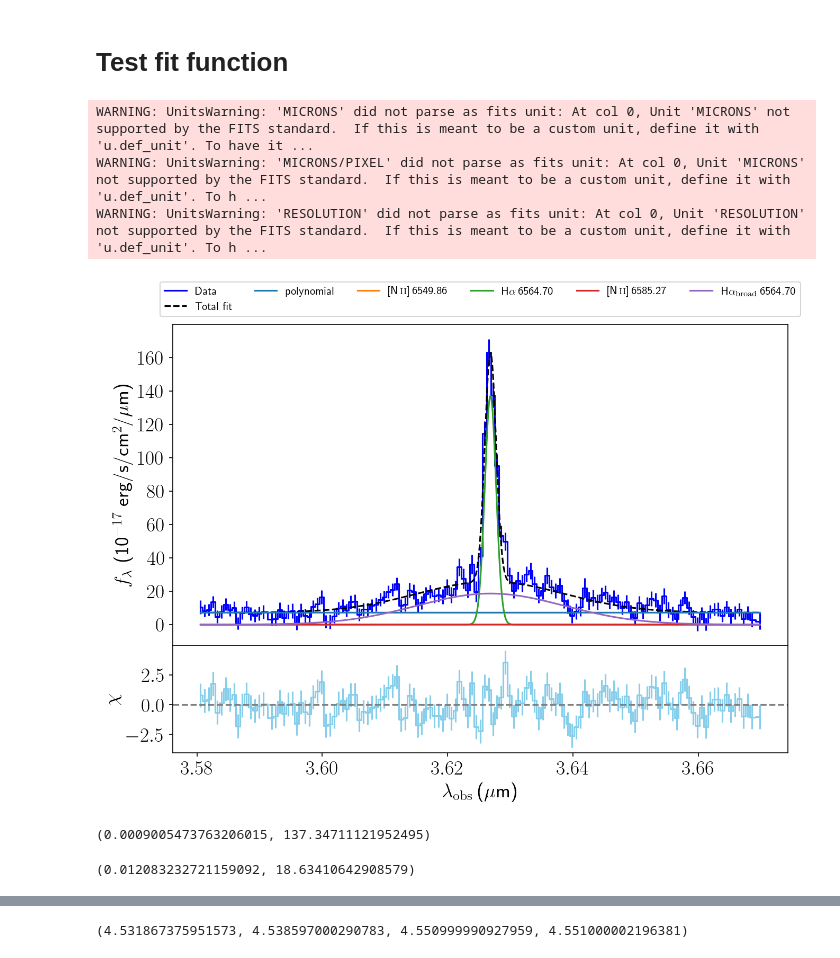
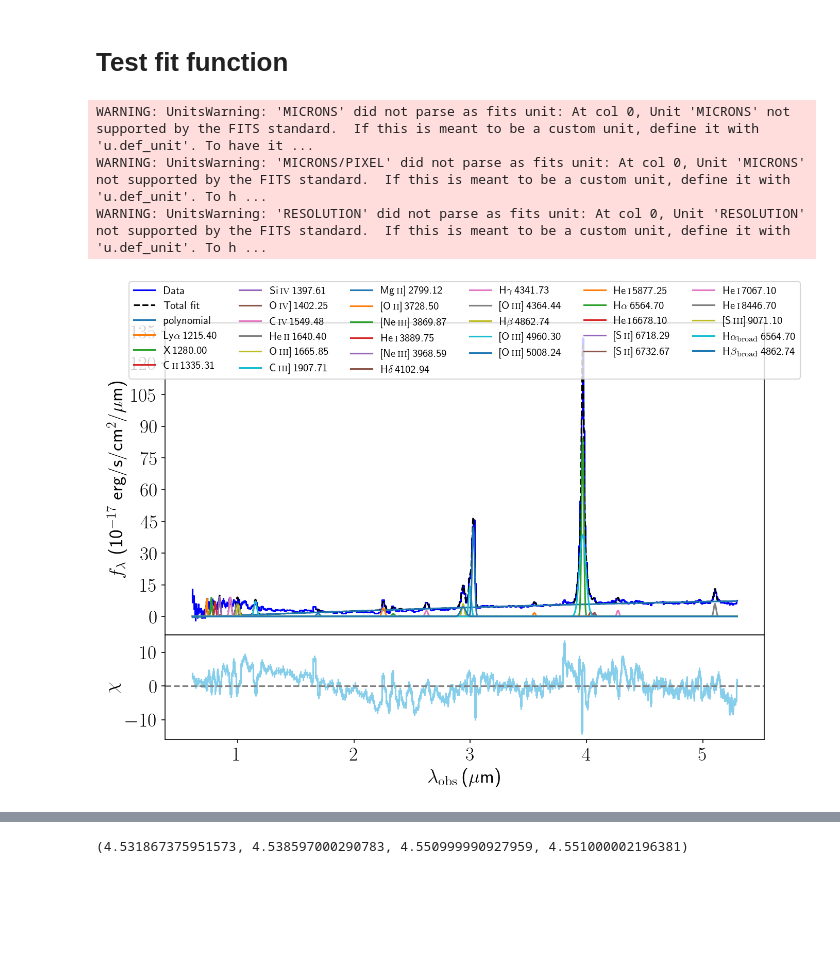
Before and after one commit to MeghanaKilli/LRD, a Jupyter notebook: Line_Cont_Simul_Fitting-Copy1.ipynb, the cells around one changed output, grey strips where cells are left out. Saved outputs shown, nothing was run; the diff lists cells and outputs as text; code cells hidden in the pictures; blank space fills up the shorter version.

```diff
--- a/Line_Cont_Simul_Fitting-Copy1.ipynb
+++ b/Line_Cont_Simul_Fitting-Copy1.ipynb
@@ -160,0 +179,4 @@ for i in range(len(x)):
+# %%
+sp = fsps.StellarPopulation(add_neb_emission=False, imf_type=1, dust_type=2, dust1=0.0, dust2=0.55)#, dust1_index=dust1_plslope)
+wave, spec = sp.get_spectrum(tage=0.01, peraa=True)
+f = interpolate.CubicSpline(wave, spec, bc_type='natural')
@@ -909,7 +891,0 @@ plt.plot(spec.wrange, init, color='red')
-# %%
-spec = model_spectrum(wobs_range=(0.5,5.5), scale_disp=1.3, wid_broad = 6000, min_wid_broad=4005, max_wid_broad=4641,
-                      broad_lines=['Ha'], cont_model='polynomial')
-# np.where(spec.model.eval(spec.params, x=spec.wrange) < 0)
-# xarr = np.linspace(1.8,2.6,100)
-init = spec.model.eval(params=spec.params, x=spec.wrange)
-spec.params#.lw_sig_um(300, 9071)*2.335*c/9071
@@ -942,13 +898,13 @@ Option to re-scale JWST uncertainties, assuming that the model is a good approxi
 # %%
 class fit_spectrum(model_spectrum):
 # Fits the model produced by model_spectrum
-    def __init__(self, filename='macsj0647-v1_prism-clear_1433_1045.spec.fits',
-                 redshift=4.525, wobs_range=(2.3, 4.8),
-                 line_model='gauss', test='AGN', broad_lines=['Ha'],
-                 cont_model='polynomial', disp_file='prism', scale_disp=1.3,
+    def __init__(self, filename='jades-gdn-v1_prism-clear_1181_68797.spec.fits',
+                 redshift=5.0388, wobs_range=(2.3, 4.8),
+                 line_model='gauss', test='AGN', broad_lines=['Ha','Hb'],
+                 cont_model='polynomial', scale_disp=1.3,
                  wid_narrow = 500, min_wid_narrow=100, max_wid_narrow=1000,
                  wid_broad = 3500, min_wid_broad=500, max_wid_broad=5000,
-                 z1=4.52, z2=4.54,
+                 z1=5.035, z2=5.045,
                  nwid1=500, min_nwid1=100, max_nwid1=1000,
                  nwid2=500, min_nwid2=100, max_nwid2=1000,
                  wranges_list=[(0.6,1.1),(2,2.5),(2.6,2.85),(3.2,3.5),(3.55,3.72),(3.8,4.1),(4.6,5.3)], #for zoom-in plots
@@ -961,7 +917,7 @@ class fit_spectrum(model_spectrum):
 
         super().__init__(filename=filename, verbose=verbose, redshift=redshift, wobs_range=wobs_range,
                          line_model=line_model, test=test, broad_lines=broad_lines,
-                         cont_model=cont_model, disp_file=disp_file, scale_disp=scale_disp,
+                         cont_model=cont_model, scale_disp=scale_disp,
                          wid_narrow=wid_narrow, min_wid_narrow=min_wid_narrow, max_wid_narrow=max_wid_narrow,
                          wid_broad=wid_broad, min_wid_broad=min_wid_broad, max_wid_broad=max_wid_broad,
                          z1=z1, z2=z2,
@@ -994,7 +950,7 @@ class fit_spectrum(model_spectrum):
         if self.verbose:
             print('Saving self to file')
 
-        file = open(f'emcee_output/{self.save}_self','wb')
+        file = open(f'Simone_galaxy_{self.save}_self','wb')
         dill.dump(self, file)
         file.close()
 
@@ -1072,19 +1028,11 @@ class fit_spectrum(model_spectrum):
                 comp_arrs.append(elem[1])
             temps = np.array(comp_arrs)
             uscale = get_uscale(self.wrange, self.frange, self.erange, temps)
-
             res_scaled = self.model.fit(self.frange, self.params, x=self.wrange, weights=1/(self.erange*uscale))
             return (uscale, res_scaled)
 
         if self.verbose:
             print('Started lmfit fitting')
-
-#         def objective(params, x, data, err):
-#             mod = spec.model.eval(params=params, x=x)
-#             return(mod-data)/err
-
-#         result = lmfit.minimize(objective, self.params, args=(np.array(self.wrange).astype(float), np.array(self.frange).astype(float), np.array(self.erange).astype(float)), method='nelder')
-
         result = self.model.fit(self.frange, self.params, x=self.wrange, weights=1/self.erange)#, nan_policy='omit')#, method='Nelder') #, fit_kws={'ftol': 1e-07}
         # default fit tolerance is 1e-8; setting to 1e-7 hoping it will quit fitting faster
         if self.verbose:
@@ -1126,7 +1074,7 @@ class fit_spectrum(model_spectrum):
             axs[0].get_legend().remove()
 
             if self.save is not None:
-                plt.savefig(f'emcee_output/{self.save}_zoom_{wlow}_{whigh}.pdf', format='pdf', dpi=200, pad_inches=0, bbox_inches='tight')
+                plt.savefig(f'plots/{self.save}_zoom_{wlow}_{whigh}.pdf', format='pdf', dpi=200, pad_inches=0, bbox_inches='tight')
             plt.show()
 
 
@@ -1208,7 +1156,7 @@ class fit_spectrum(model_spectrum):
         plt.xlabel(r'$\lambda_\mathrm{obs}\,$($\rm\mu$m)', fontsize=18)
 
         if self.save is not None:
-            plt.savefig(f'emcee_output/{self.save}_fig.pdf', format='pdf', dpi=200, pad_inches=0, bbox_inches='tight')
+            plt.savefig(f'plots/{self.save}_fig.pdf', format='pdf', dpi=200, pad_inches=0, bbox_inches='tight')
 
 #         file = open(f'plots/{self.save}_dill','wb')
 #         dill.dump(axs, file)
@@ -1219,42 +1167,16 @@ class fit_spectrum(model_spectrum):
 # %% [markdown]
 # Test fit function
 # %%
-test = fit_spectrum(filename='macs0647_highres_1045.v1.spec.fits', wobs_range=(3.58,3.67),
-                    scale_disp=1, disp_file='g395h',
-                    wid_narrow = 100, min_wid_narrow=1, max_wid_narrow=1000,
+test = fit_spectrum(wobs_range=(0.5,5.5), scale_disp=1.3,
+                    wid_narrow = 500, min_wid_narrow=100, max_wid_narrow=10000,
                     wid_broad = 4500, min_wid_broad=1000, max_wid_broad=10000,
-                    broad_lines=['Ha'], cont_model='polynomial',
+                    broad_lines=['Ha','Hb'], cont_model='polynomial',
                     scale_errors=False, verbose=False, save=True)
 # %% [output]
 WARNING: UnitsWarning: 'MICRONS' did not parse as fits unit: At col 0, Unit 'MICRONS' not supported by the FITS standard.  If this is meant to be a custom unit, define it with 'u.def_unit'. To have it ...
 WARNING: UnitsWarning: 'MICRONS/PIXEL' did not parse as fits unit: At col 0, Unit 'MICRONS' not supported by the FITS standard.  If this is meant to be a custom unit, define it with 'u.def_unit'. To h ...
 WARNING: UnitsWarning: 'RESOLUTION' did not parse as fits unit: At col 0, Unit 'RESOLUTION' not supported by the FITS standard.  If this is meant to be a custom unit, define it with 'u.def_unit'. To h ...
-[figure, old version]
+[figure, new version]
-# %%
-pchip = interpolate.PchipInterpolator(spec.prism_res_tab['WAVELENGTH'], spec.prism_res_tab['R']) #turn the resolution table into a continuous function
-min_res = spec.scale_disp*pchip(ps['Ha_mean'].value) #find resolution at given wavelength(s)
-del_lam = ps['Ha_mean'].value/min_res #resolution in microns (assuming res_tab has delta lambdas corresponding to fwhm, not sigma)
-vw_um = ps['Ha_vw'].value*ps['Ha_mean'].value/c #convert given real velocity width from km/s to microns
-lw = np.hypot(vw_um, del_lam) #expected fwhm of observed line for the given real velocity width
-lw_sigma = lw/2.355
-
-#sig = ps['Ha_mean'].value*ps['Ha_vw'].value/(2.355*c)
-ht = ps['Ha_amp'].value/(np.sqrt(2*np.pi)*lw_sigma)
-lw_sigma, ht
-# %% [output]
-(0.0009005473763206015, 137.34711121952495)
-# %%
-min_res = spec.scale_disp*pchip(ps['Habroad_mean'].value) #find resolution at given wavelength(s)
-del_lam = ps['Habroad_mean'].value/min_res #resolution in microns (assuming res_tab has delta lambdas corresponding to fwhm, not sigma)
-vw_um = ps['Habroad_vw'].value*ps['Habroad_mean'].value/c #convert given real velocity width from km/s to microns
-lw = np.hypot(vw_um, del_lam) #expected fwhm of observed line for the given real velocity width
-lw_sigma = lw/2.355
-
-#sig = ps['Habroad_mean'].value*ps['Habroad_vw'].value/(2.355*c)
-ht = ps['Habroad_amp'].value/(np.sqrt(2*np.pi)*lw_sigma)
-lw_sigma, ht
-# %% [output]
-(0.012083232721159092, 18.63410642908579)
 # %%
 test.result
 # %% [output]
```
Also changed, not shown: parts of 55 cells of this notebook.
